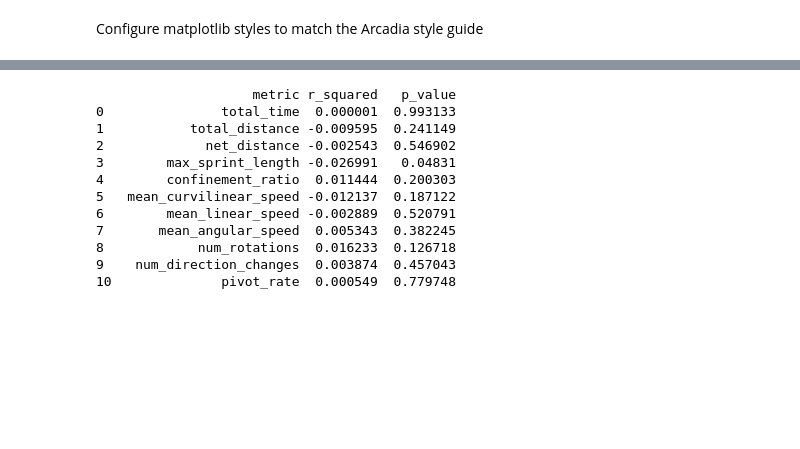
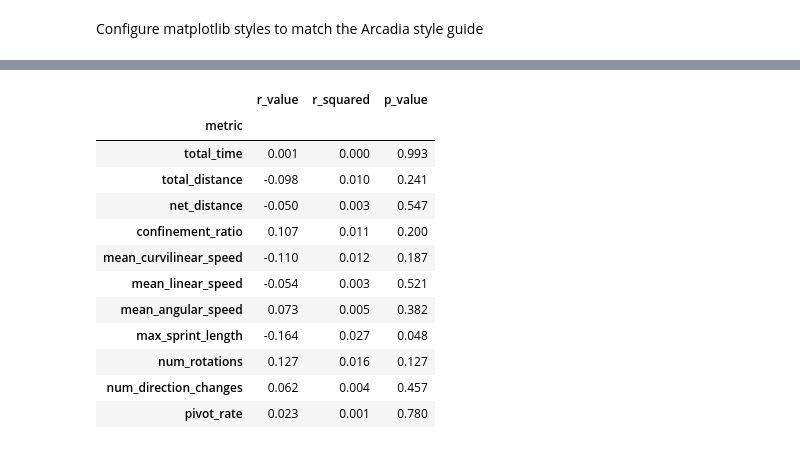
Before and after one commit to Arcadia-Science/2024-unicellular-tracking, a Jupyter notebook: notebooks/2_temporal-variation-in-motility-metrics.ipynb, the cells around one changed output, grey strips where cells are left out. Cells and saved outputs as stored; diff of their text form; code cells hidden in the pictures; blank space fills up the shorter version.

```diff
--- a/notebooks/2_temporal-variation-in-motility-metrics.ipynb
+++ b/notebooks/2_temporal-variation-in-motility-metrics.ipynb
@@ -112,16 +121,17 @@ apc.mpl.save_figure("../results/figure-4.svg")
 # %%
 # show regression stats
-print(regression_dataframe)
+regression_dataframe.set_index("metric").infer_objects().round(3)
 # %% [output]
-                    metric r_squared   p_value
-0               total_time  0.000001  0.993133
-1           total_distance -0.009595  0.241149
-2             net_distance -0.002543  0.546902
-3        max_sprint_length -0.026991   0.04831
-4        confinement_ratio  0.011444  0.200303
-5   mean_curvilinear_speed -0.012137  0.187122
-6        mean_linear_speed -0.002889  0.520791
-7       mean_angular_speed  0.005343  0.382245
-8            num_rotations  0.016233  0.126718
-9    num_direction_changes  0.003874  0.457043
-10              pivot_rate  0.000549  0.779748
+|  | r_value | r_squared | p_value |
+| metric |  |  |  |
+| total_time | 0.001 | 0.000 | 0.993 |
+| total_distance | -0.098 | 0.010 | 0.241 |
+| net_distance | -0.050 | 0.003 | 0.547 |
+| confinement_ratio | 0.107 | 0.011 | 0.200 |
+| mean_curvilinear_speed | -0.110 | 0.012 | 0.187 |
+| mean_linear_speed | -0.054 | 0.003 | 0.521 |
+| mean_angular_speed | 0.073 | 0.005 | 0.382 |
+| max_sprint_length | -0.164 | 0.027 | 0.048 |
+| num_rotations | 0.127 | 0.016 | 0.127 |
+| num_direction_changes | 0.062 | 0.004 | 0.457 |
+| pivot_rate | 0.023 | 0.001 | 0.780 |
```
Also changed, not shown: parts of 5 cells of this notebook, 2 other files.
